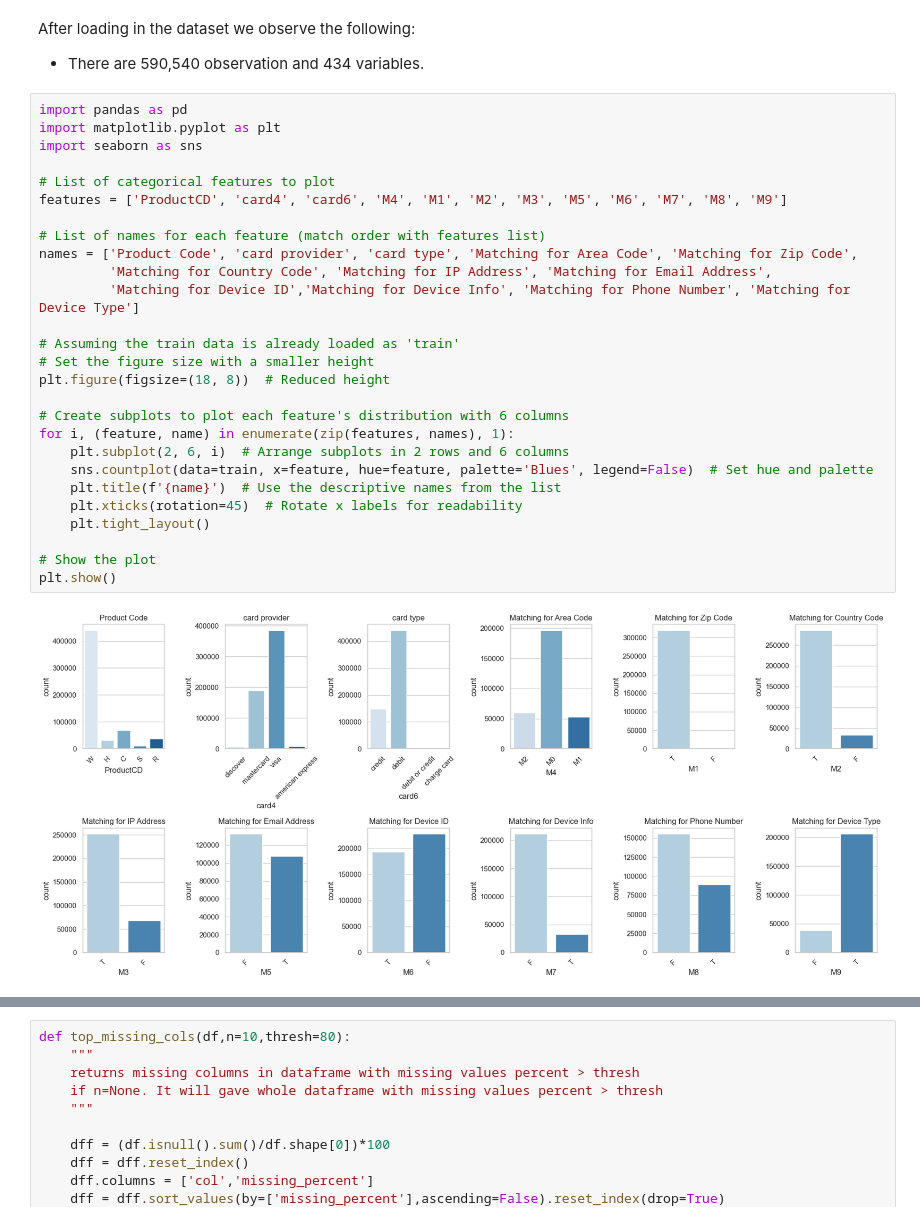
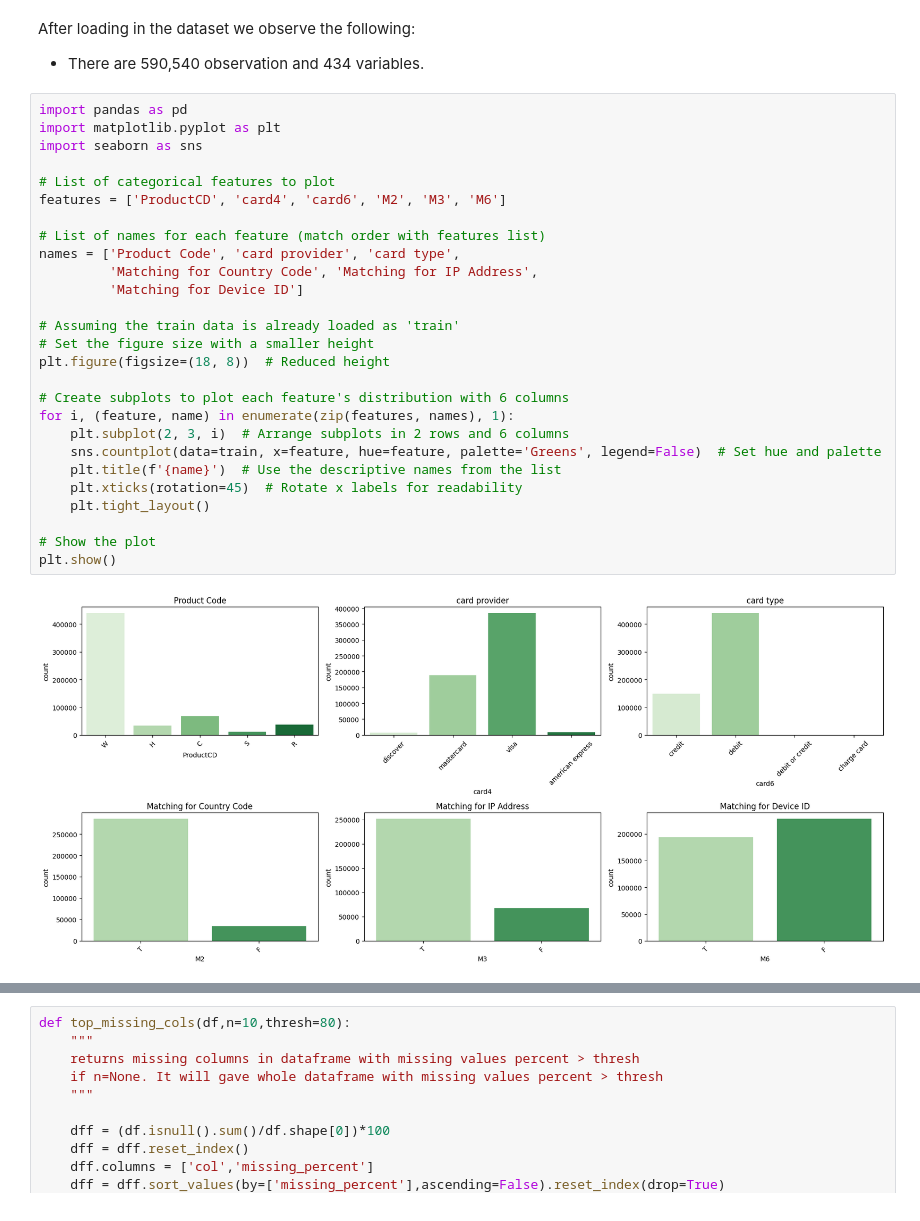
Before and after one commit to ackerman-alex/IDS789_credit_card_fraud_detection, a Jupyter notebook: IDS789_credit_card_fraud_detection.ipynb, the cells around one changed output, grey strips where cells are left out. Saved outputs shown, nothing was run; the diff lists cells and outputs as text.

```diff
--- a/IDS789_credit_card_fraud_detection.ipynb
+++ b/IDS789_credit_card_fraud_detection.ipynb
@@ -59,32 +57,32 @@ After loading in the dataset we observe the following:
 # %%
 import pandas as pd
 import matplotlib.pyplot as plt
 import seaborn as sns
 
 # List of categorical features to plot
-features = ['ProductCD', 'card4', 'card6', 'M4', 'M1', 'M2', 'M3', 'M5', 'M6', 'M7', 'M8', 'M9']
+features = ['ProductCD', 'card4', 'card6', 'M2', 'M3', 'M6']
 
 # List of names for each feature (match order with features list)
-names = ['Product Code', 'card provider', 'card type', 'Matching for Area Code', 'Matching for Zip Code',
-         'Matching for Country Code', 'Matching for IP Address', 'Matching for Email Address',
-         'Matching for Device ID','Matching for Device Info', 'Matching for Phone Number', 'Matching for Device Type']
+names = ['Product Code', 'card provider', 'card type',
+         'Matching for Country Code', 'Matching for IP Address',
+         'Matching for Device ID']
 
 # Assuming the train data is already loaded as 'train'
 # Set the figure size with a smaller height
 plt.figure(figsize=(18, 8))  # Reduced height
 
 # Create subplots to plot each feature's distribution with 6 columns
 for i, (feature, name) in enumerate(zip(features, names), 1):
-    plt.subplot(2, 6, i)  # Arrange subplots in 2 rows and 6 columns
-    sns.countplot(data=train, x=feature, hue=feature, palette='Blues', legend=False)  # Set hue and palette
+    plt.subplot(2, 3, i)  # Arrange subplots in 2 rows and 6 columns
+    sns.countplot(data=train, x=feature, hue=feature, palette='Greens', legend=False)  # Set hue and palette
     plt.title(f'{name}')  # Use the descriptive names from the list
     plt.xticks(rotation=45)  # Rotate x labels for readability
     plt.tight_layout()
 
 # Show the plot
 plt.show()
 # %% [output]
-[figure, old version]
+[figure, new version]
 # %%
 train['dayofweek'] = (train['TransactionDT']//(60*60*24)-1)%7
 tmp = train[['isFraud','dayofweek']].groupby(by=['dayofweek']).mean().reset_index() \
```
Also changed, not shown: parts of 8 cells of this notebook, 3 other files.
